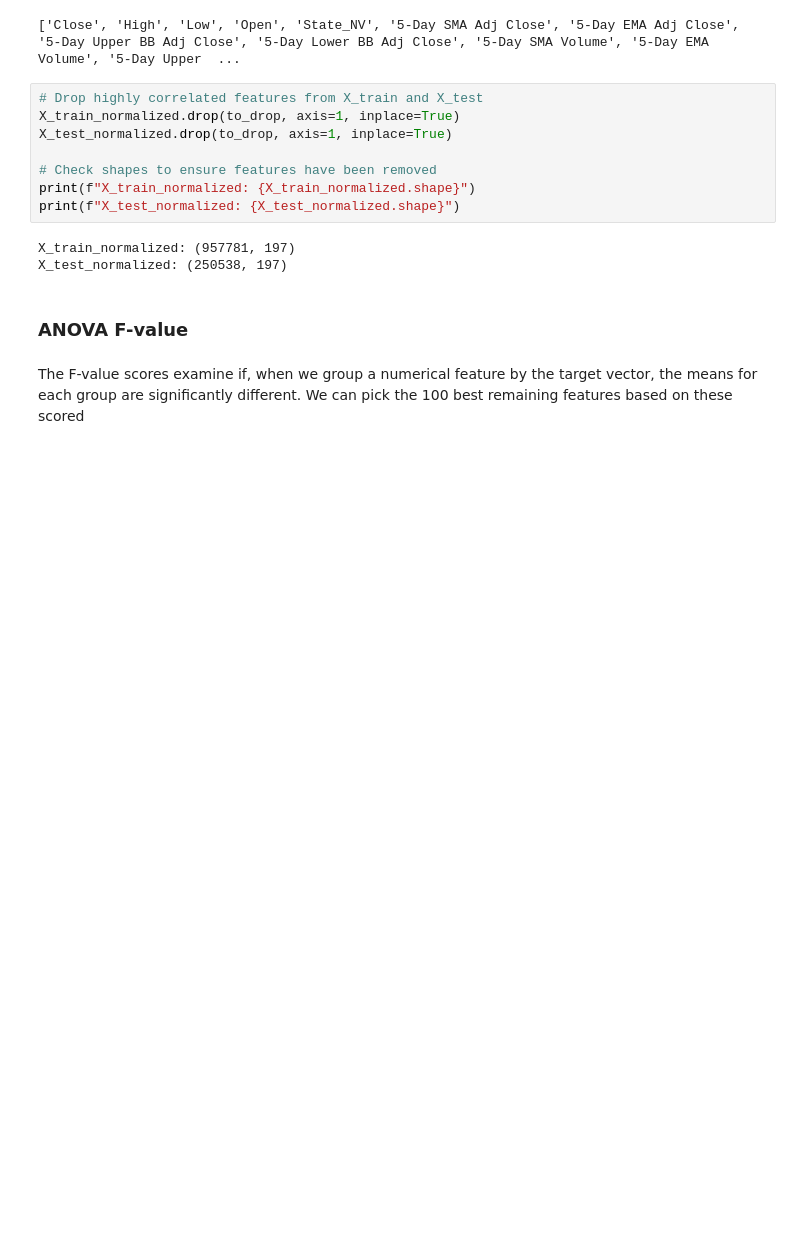
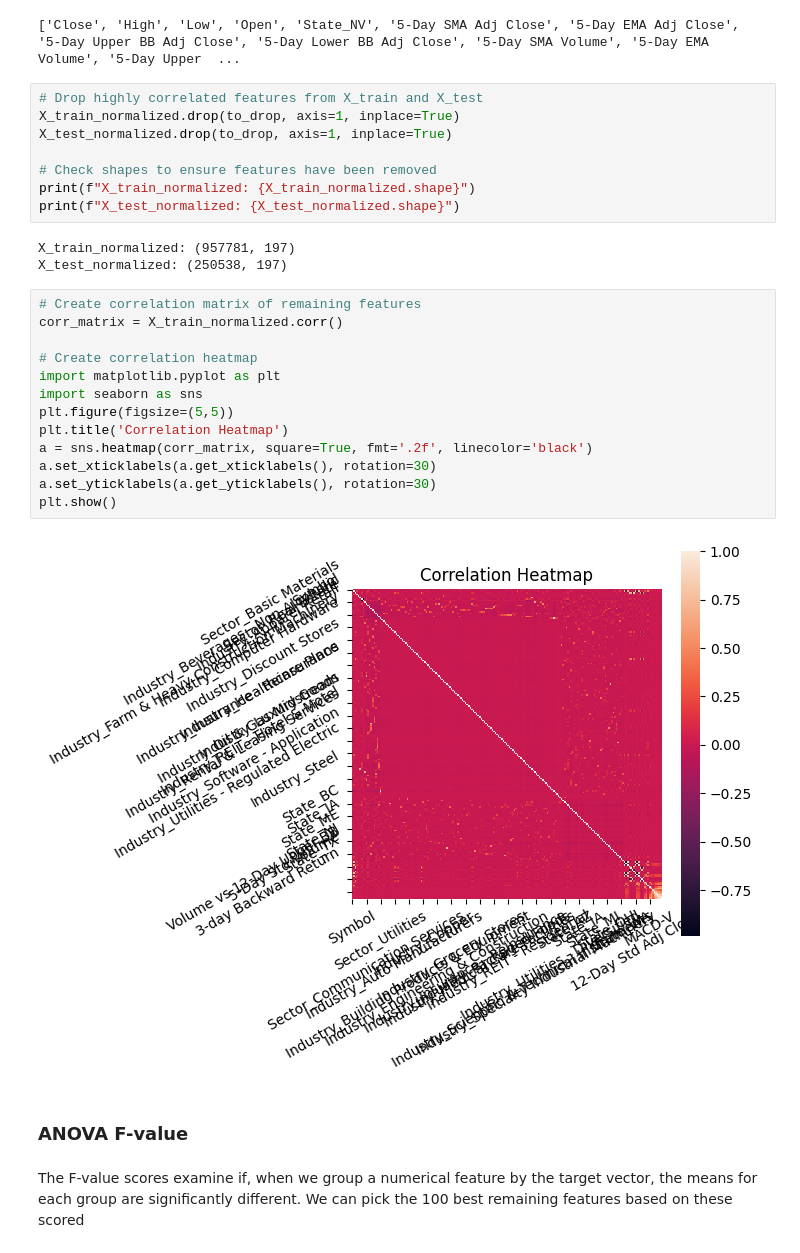
Before and after one commit to ed-churchill/ibm-ml-certificate, a Jupyter notebook: ibm-classification-feature-selection.ipynb, the cells around one changed output. Drawn from its saved outputs; the diff is of its cells as text; blank space fills up the shorter version.

```diff
--- a/ibm-classification-feature-selection.ipynb
+++ b/ibm-classification-feature-selection.ipynb
@@ -140,6 +140,21 @@ print(f"X_test_normalized: {X_test_normalized.shape}")
 # %% [output]
 X_train_normalized: (957781, 197)
 X_test_normalized: (250538, 197)
+# %%
+# Create correlation matrix of remaining features
+corr_matrix = X_train_normalized.corr()
+
+# Create correlation heatmap
+import matplotlib.pyplot as plt
+import seaborn as sns
+plt.figure(figsize=(5,5))
+plt.title('Correlation Heatmap')
+a = sns.heatmap(corr_matrix, square=True, fmt='.2f', linecolor='black')
+a.set_xticklabels(a.get_xticklabels(), rotation=30)
+a.set_yticklabels(a.get_yticklabels(), rotation=30)
+plt.show()
+# %% [output]
+[figure, added]
 # %% [markdown]
 ### ANOVA F-value
 # %% [markdown]
```
